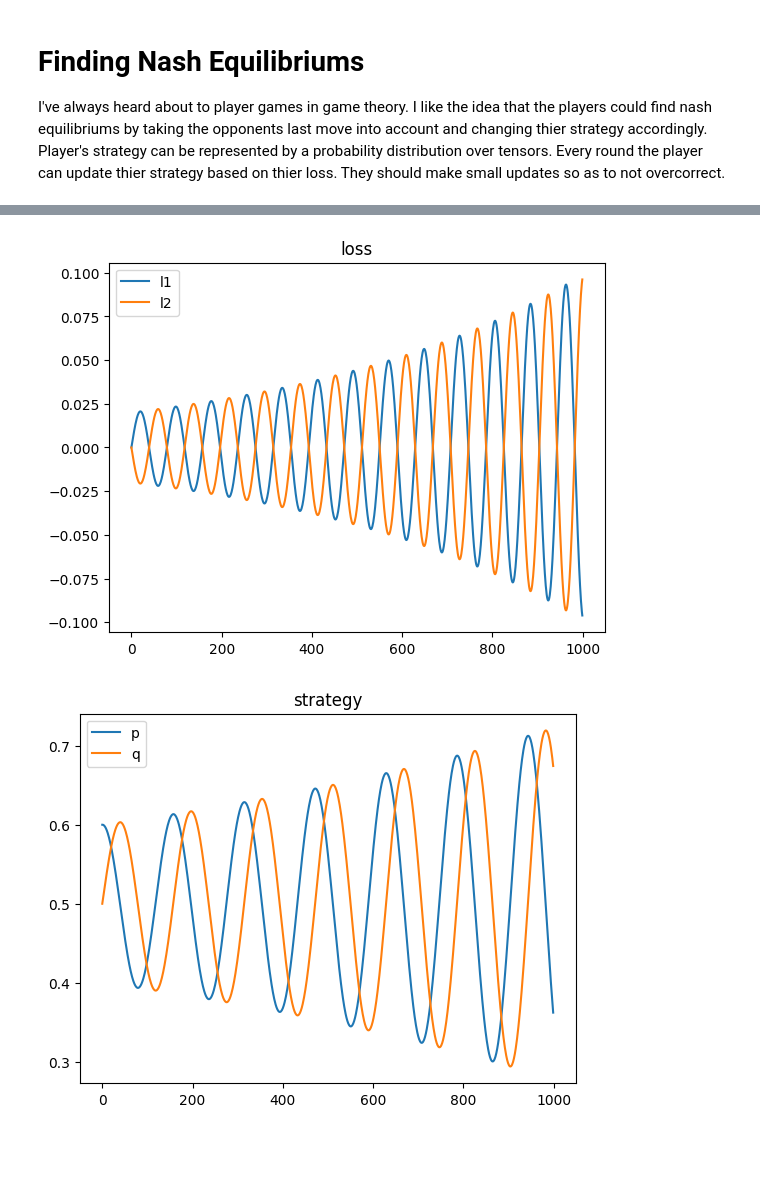
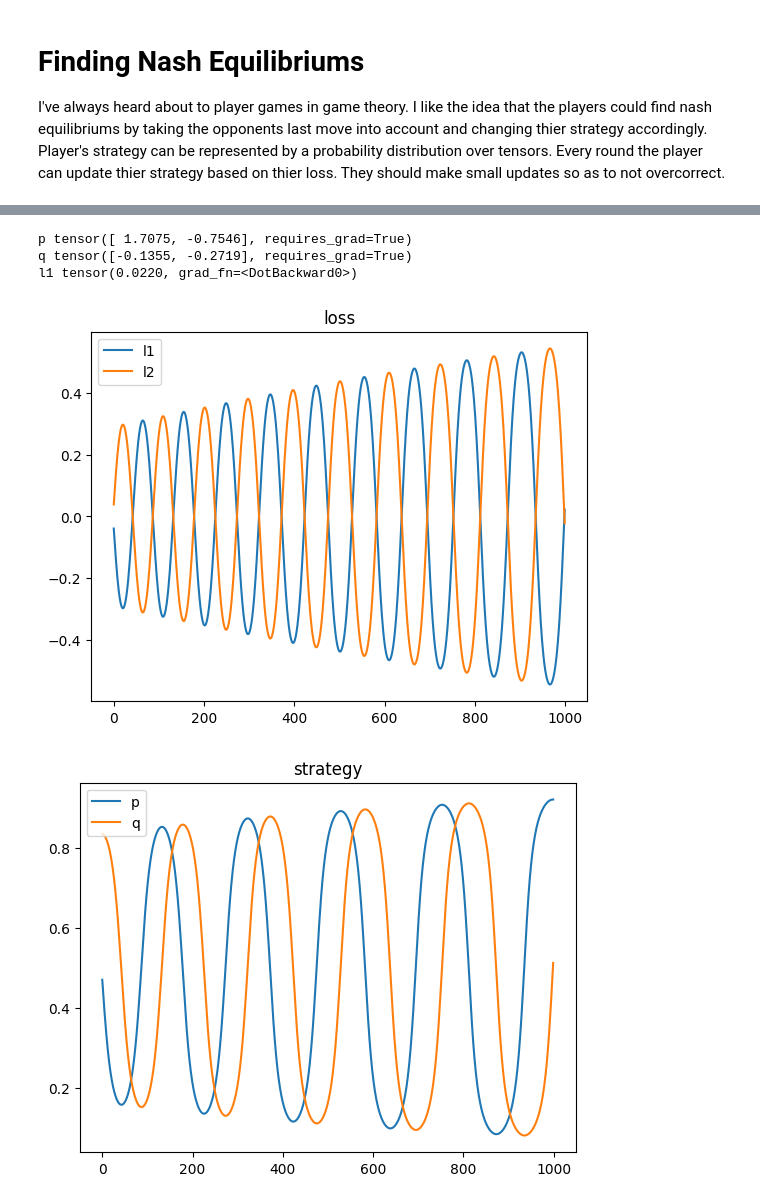
Before and after one commit to JacksonRudd/learn_pytorch, a Jupyter notebook: nash.ipynb, the cells around one changed output, grey strips where cells are left out. Drawn from its saved outputs; the diff is of its cells as text; code cells hidden in the pictures; blank space fills up the shorter version.

```diff
--- a/nash.ipynb
+++ b/nash.ipynb
@@ -11,43 +11,39 @@ import torch
 
 import matplotlib.pyplot as plt
 
-def solve(game, p_float=0.25, q_float=0.75, iter=100):
-    q = torch.tensor(q_float, requires_grad=True)
-    p = torch.tensor(p_float, requires_grad=True)
+def solve(game, iter=100, alpha=.05):
+    q = torch.randn(game.size()[0],requires_grad=True)
+    p = torch.randn(game.size()[1], requires_grad=True)
     l1_list, l2_list, p_list, q_list = [], [],[],[]
 
     def update(l1, l2, p, q):
         l1_list.append(l1), l2_list.append(l2), p_list.append(p), q_list.append(q)
 
 
+    alpha = 0.1
     for i in range(iter):
-
-
-        q_ten = q*torch.tensor([1,-1]) + torch.tensor([0,1])
-        p_ten = p*torch.tensor([1,-1]) + torch.tensor([0,1])
+        q_ten = torch.softmax(q, dim=0)
+        p_ten = torch.softmax(p,dim=0)
 
         l1 = q_ten @ (game @ torch.tensor([1.,0])) @ p_ten
         l2 = q_ten @ (game @ torch.tensor([0,1.])) @ p_ten
-        update(l1.data.numpy().copy(), l2.data.numpy().copy(), p.data.numpy().copy(), q.data.numpy().copy())
+        update(l1.data.numpy().copy(), l2.data.numpy().copy(), p_ten[0].data.numpy().copy(), q_ten[0].data.numpy().copy())
 
 
         l1.backward(retain_graph=True)
-        alpha = 0.01
         with torch.no_grad():
             q.data.add_(alpha * q.grad.data)
-            q.data.clamp_(0,1)
             q.grad.zero_()
             p.grad.zero_()
 
         l2.backward(retain_graph=True)
-        alpha = 0.01
         with torch.no_grad():
             p.data.add_(alpha * p.grad.data)
-            p.data.clamp_(0,1)
             p.grad.zero_()
             q.grad.zero_()
-
-
+    print('p', p)
+    print('q',q)
+    print('l1',l1)
     r = range(len(l1_list))
     plt.title('loss')
     plt.plot(r, l1_list, label='l1')
@@ -73,11 +72,14 @@ solve(game)
 # %%
 # Mathcing pennies
 
 game = torch.tensor([
     [[1,-1],[-1,1]]
     ,[[-1, 1],[1,-1]]
     ],dtype=torch.float)
-solve(game, p_float=.6, q_float=.5,iter=1000)
+solve(game,iter=1000)
 # %% [output]
+p tensor([ 1.7075, -0.7546], requires_grad=True)
+q tensor([-0.1355, -0.2719], requires_grad=True)
+l1 tensor(0.0220, grad_fn=<DotBackward0>)
-[figure, old version]
+[figure, new version]
-[figure, old version]
+[figure, new version]
```
Also changed, not shown: parts of 2 cells of this notebook.
